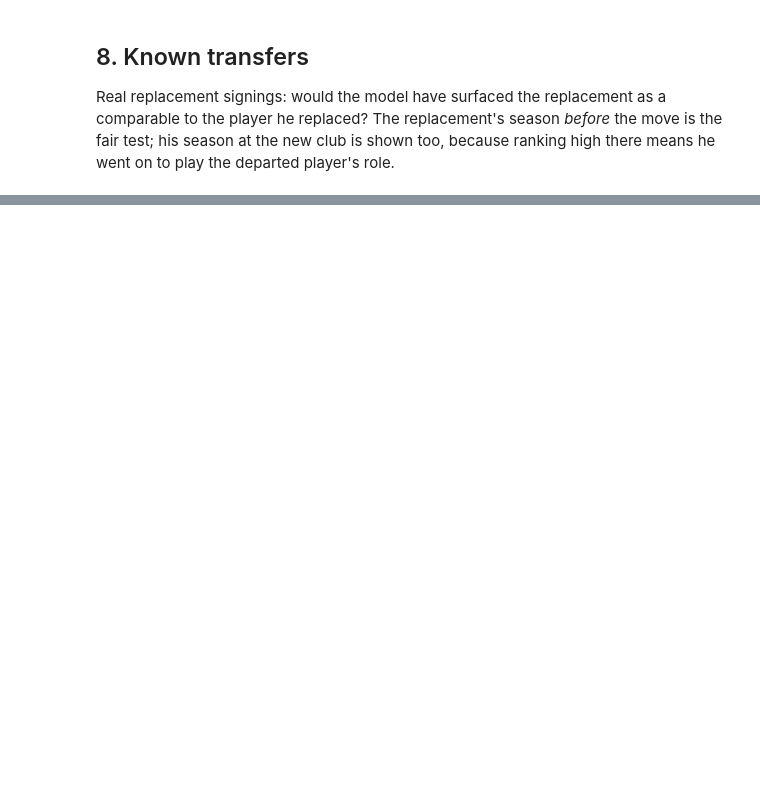
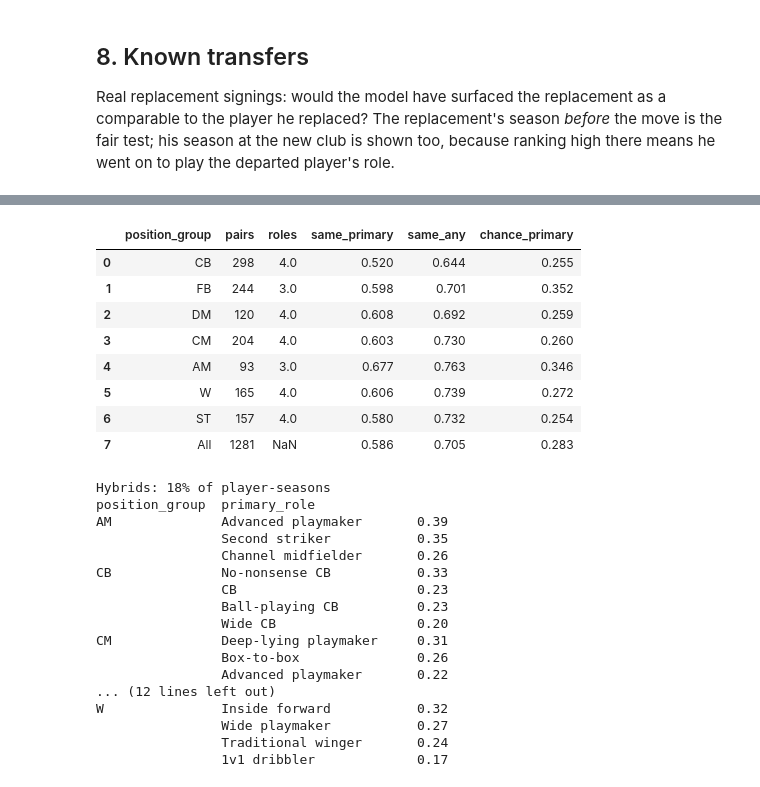
Before and after one commit to felipeaguilarch/recruitment-and-player-similarity, a Jupyter notebook: notebooks/validation.ipynb, the cells around one changed output, grey strips where cells are left out. Cells and saved outputs as stored; diff of their text form; code cells hidden in the pictures; blank space fills up the shorter version.

Commit message:
Final push, finished figures and added roles for each position

```diff
--- a/notebooks/validation.ipynb
+++ b/notebooks/validation.ipynb
@@ -332,11 +501,34 @@ display(pd.DataFrame(rows))
 # %%
-validation = json.loads(paths.VALIDATION.read_text())
-gap1 = validation["by_season_gap"]["1"]
-ridge = metrics[metrics["selected_model"]]
-print(f"Player-seasons in the model:          {len(features):,}")
-print(f"Name match rate:                      {summary['match_rate']:.1%}")
-print(f"Own adjacent season, median rank:     {gap1['median_rank']:.0f} (top {gap1['median_rank_pct']:.1%} of the group)")
-print(f"Own adjacent season in top 5% of group: {gap1['top_5pct_share']:.1%}")
-print(f"Value model median abs. error (CV):   {ridge['median_absolute_percentage_error']:.1f}%")
-print(f"Smallest position group:              {features['position_group'].value_counts().idxmin()} "
-      f"({features['position_group'].value_counts().min()} player-seasons)")
+roles = pd.read_parquet(paths.ROLES)
+role_scores = pd.read_parquet(paths.ROLE_SCORES)
+stability = pd.read_csv(paths.ROLE_STABILITY)
+display(stability)
+print(f"Hybrids: {roles['hybrid'].mean():.0%} of player-seasons")
+print(roles.groupby("position_group")["primary_role"].value_counts(normalize=True).round(2).to_string())
+# %% [output]
+|  | position_group | pairs | roles | same_primary | same_any | chance_primary |
+| 0 | CB | 298 | 4.0 | 0.520 | 0.644 | 0.255 |
+| 1 | FB | 244 | 3.0 | 0.598 | 0.701 | 0.352 |
+| 2 | DM | 120 | 4.0 | 0.608 | 0.692 | 0.259 |
+| 3 | CM | 204 | 4.0 | 0.603 | 0.730 | 0.260 |
+| 4 | AM | 93 | 3.0 | 0.677 | 0.763 | 0.346 |
+| 5 | W | 165 | 4.0 | 0.606 | 0.739 | 0.272 |
+| 6 | ST | 157 | 4.0 | 0.580 | 0.732 | 0.254 |
+| 7 | All | 1281 | NaN | 0.586 | 0.705 | 0.283 |
+Hybrids: 18% of player-seasons
+position_group  primary_role
+AM              Advanced playmaker       0.39
+                Second striker           0.35
+                Channel midfielder       0.26
+CB              No-nonsense CB           0.33
+                CB                       0.23
+                Ball-playing CB          0.23
+                Wide CB                  0.20
+CM              Deep-lying playmaker     0.31
+                Box-to-box               0.26
+                Advanced playmaker       0.22
+... (12 lines left out)
+W               Inside forward           0.32
+                Wide playmaker           0.27
+                Traditional winger       0.24
+                1v1 dribbler             0.17
```
Also changed, not shown: parts of 17 cells of this notebook, 19 other files.
